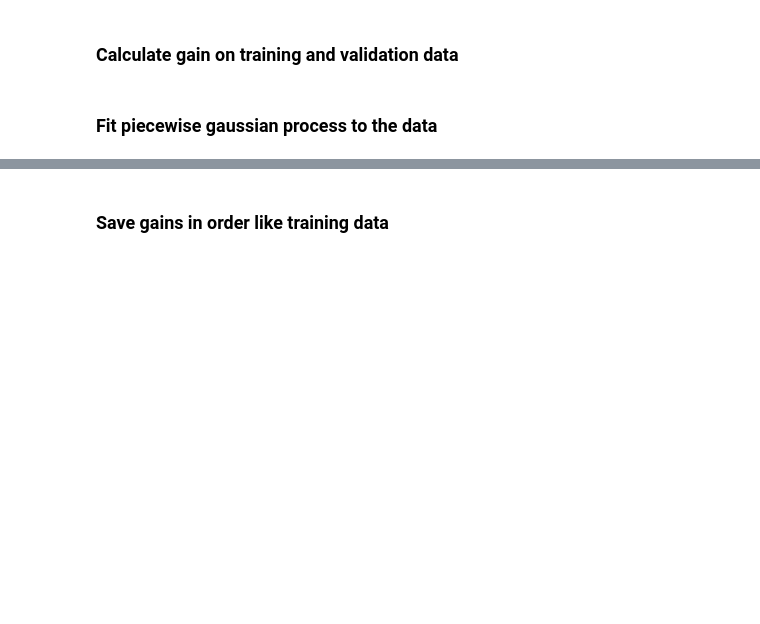
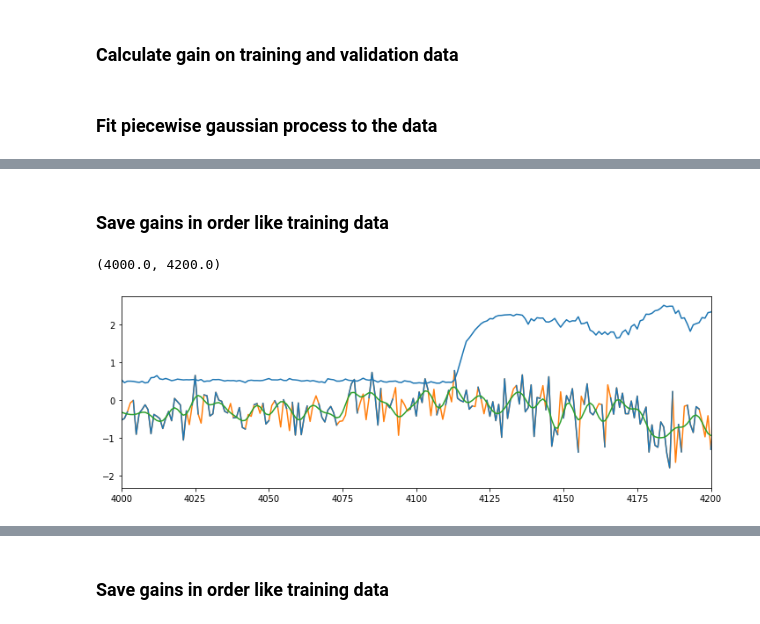
Before and after one commit to AdrianRoggenbach/adrian_sensorium, a Jupyter notebook: notebooks/my_notebooks/add_brain_internal_features.ipynb, the cells around one changed output, grey strips where cells are left out. Cells and saved outputs as stored; diff of their text form; code cells hidden in the pictures; blank space fills up the shorter version.

```diff
--- a/notebooks/my_notebooks/add_brain_internal_features.ipynb
+++ b/notebooks/my_notebooks/add_brain_internal_features.ipynb
@@ -129,0 +137,33 @@ for key in tqdm(keys):
+# %% [markdown]
+### Save gains in order like training data
+# %%
+for key in keys:
+    gain = gains[key]
+
+    # these are the trial_ids sorted by time, like all other variables
+    trial_id = data_stim[key]['trial_id']
+
+    reordered_gain = np.zeros( len(gain) )
+    for i, id_ in enumerate(trial_id):
+        reordered_gain[id_] = gain[i]
+
+    # add dimension for dataloader to work
+    reordered_gain = np.expand_dims(reordered_gain, axis=1)
+
+    # hardcoded transformation of data key to folder name
+    before = 'static'
+    after = '-GrayImageNet-94c6ff995dac583098847cfecd43e7b6'
+    merged_folder = os.path.join( save_folder, before+key+after, 'merged_data' )
+
+    np.save( os.path.join(merged_folder, 'meangain.npy'), reordered_gain)
+# %%
+plt.figure(figsize=(12,4))
+plt.plot(gain_all, color='C1', label='Test Data')
+plt.plot(gain_train, color='C0', label='Train')
+plt.plot(gain_interp, label='Interpolation', color='C2')
+
+plt.plot( data_stim[key]['pupil']/30 )
+plt.xlim(4000,4200)
+# %% [output]
+(4000.0, 4200.0)
+[figure, added]
```
Also changed, not shown: parts of 3 cells of this notebook, 3 other files.
